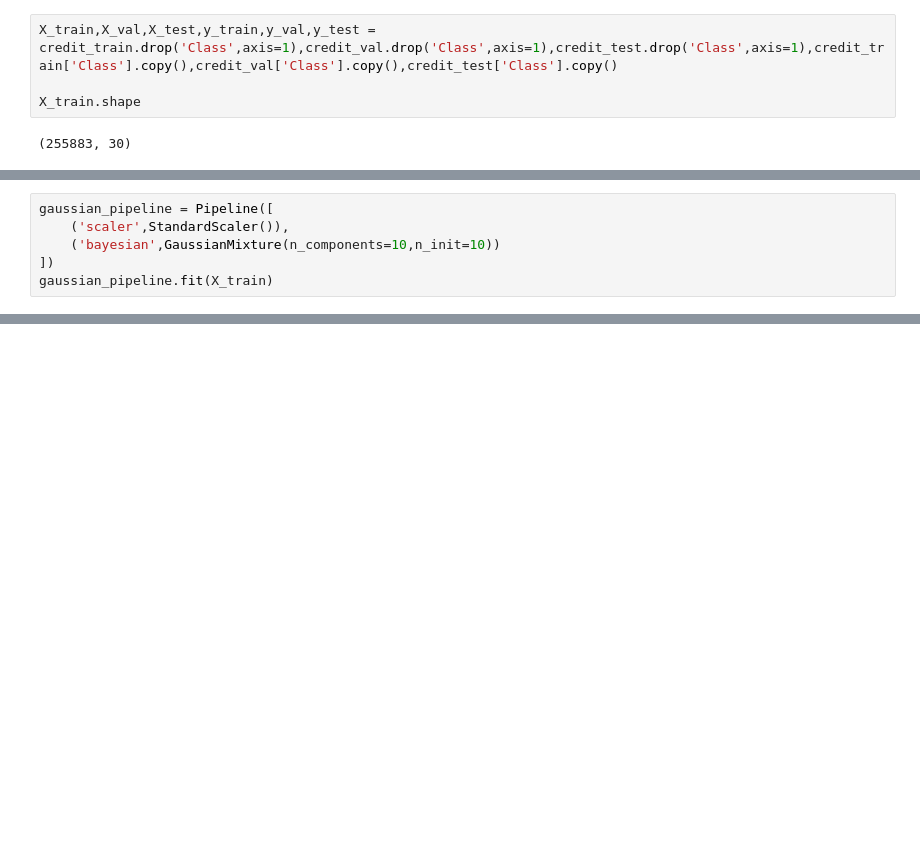
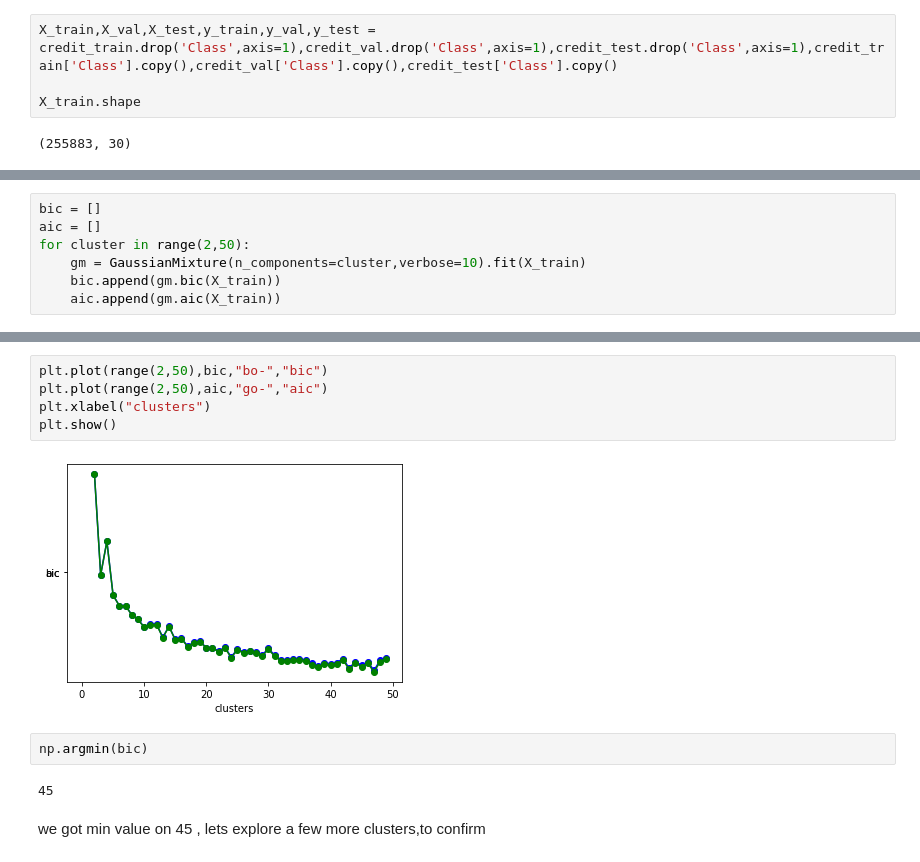
Before and after one commit to chugh007/CreditCard_FraudDetection, a Jupyter notebook: creditcardfraud.ipynb, the cells around one changed output, grey strips where cells are left out. Cells and saved outputs as stored; diff of their text form; blank space fills up the shorter version.

```diff
--- a/creditcardfraud.ipynb
+++ b/creditcardfraud.ipynb
@@ -191,6 +200,0 @@ Using BayesianMixture we will find the right no of clusters for the data
-# %%
-gaussian_pipeline = Pipeline([
-    ('scaler',StandardScaler()),
-    ('bayesian',GaussianMixture(n_components=10,n_init=10))
-])
-gaussian_pipeline.fit(X_train)
@@ -198,0 +206,7 @@ gaussian_pipeline.weights_
+# %%
+bic = []
+aic = []
+for cluster in range(2,50):
+    gm = GaussianMixture(n_components=cluster,verbose=10).fit(X_train)
+    bic.append(gm.bic(X_train))
+    aic.append(gm.aic(X_train))
@@ -198,0 +231,13 @@ gaussian_pipeline.weights_
+# %%
+plt.plot(range(2,50),bic,"bo-","bic")
+plt.plot(range(2,50),aic,"go-","aic")
+plt.xlabel("clusters")
+plt.show()
+# %% [output]
+[figure, added]
+# %%
+np.argmin(bic)
+# %% [output]
+45
+# %% [markdown]
+we got min value on 45 , lets explore a few more clusters,to confirm
```
Also changed, not shown: parts of 21 cells of this notebook.
